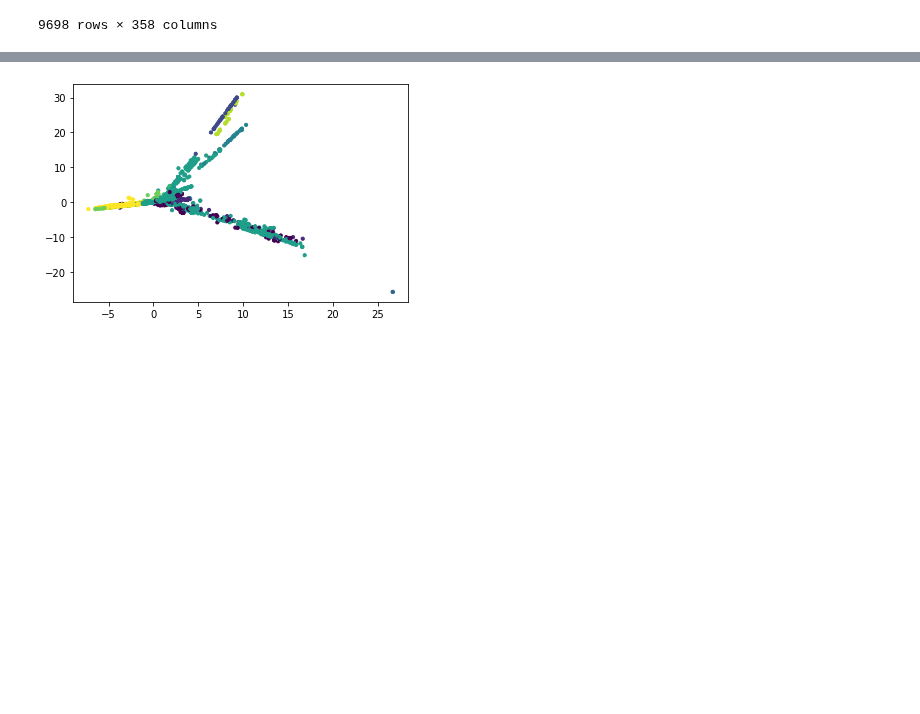
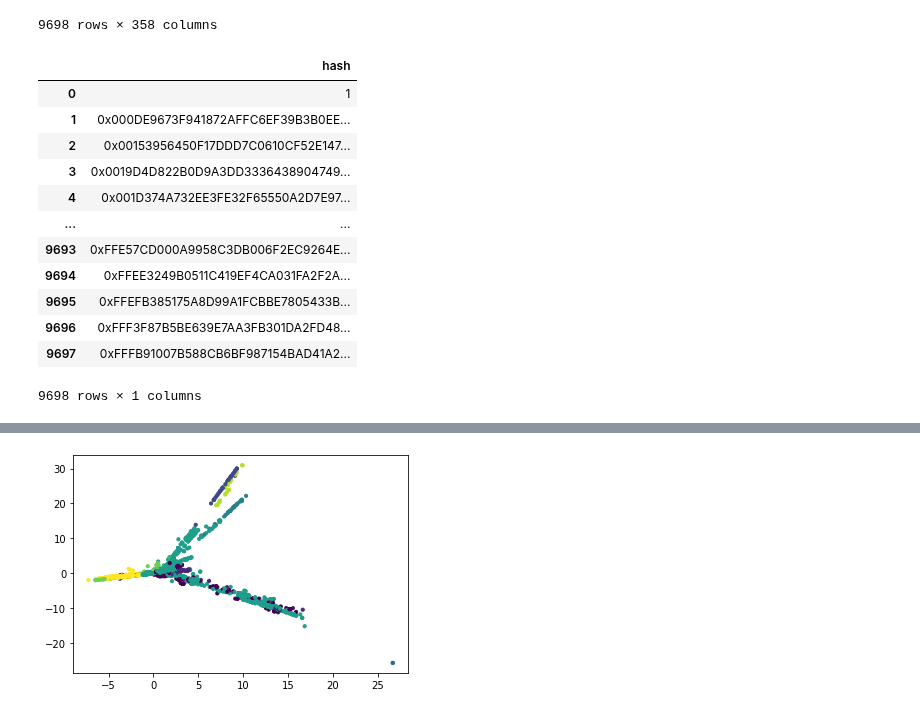
Before and after one commit to Maksimka9/clustering, a Jupyter notebook: test.ipynb, the cells around one changed output, grey strips where cells are left out. Drawn from its saved outputs; the diff is of its cells as text; code cells hidden in the pictures; blank space fills up the shorter version.

```diff
--- a/test.ipynb
+++ b/test.ipynb
@@ -32,6 +32,25 @@ df
 | 9696 | 0xFFF3F87B5BE639E7AA3FB301DA2FD48... | 0 | 0 | 0 | 0 | ... |
 | 9697 | 0xFFFB91007B588CB6BF987154BAD41A2... | 0 | 0 | 0 | 0 | ... |
 9698 rows × 358 columns
+# %%
+# Вспомогательная таблица для сопоставления меток класса с хэш-номером студентов
+
+hash_df = df[['hash']]
+hash_df
+# %% [output]
+|  | hash |
+| 0 | 1 |
+| 1 | 0x000DE9673F941872AFFC6EF39B3B0EE... |
+| 2 | 0x00153956450F17DDD7C0610CF52E147... |
+| 3 | 0x0019D4D822B0D9A3DD3336438904749... |
+| 4 | 0x001D374A732EE3FE32F65550A2D7E97... |
+| ... | ... |
+| 9693 | 0xFFE57CD000A9958C3DB006F2EC9264E... |
+| 9694 | 0xFFEE3249B0511C419EF4CA031FA2F2A... |
+| 9695 | 0xFFEFB385175A8D99A1FCBBE7805433B... |
+| 9696 | 0xFFF3F87B5BE639E7AA3FB301DA2FD48... |
+| 9697 | 0xFFFB91007B588CB6BF987154BAD41A2... |
+9698 rows × 1 columns
 # %%
 # Нормализуем данные (среднее значение=0, дисперсия=1)
 
```
Also changed, not shown: parts of 7 cells of this notebook.
